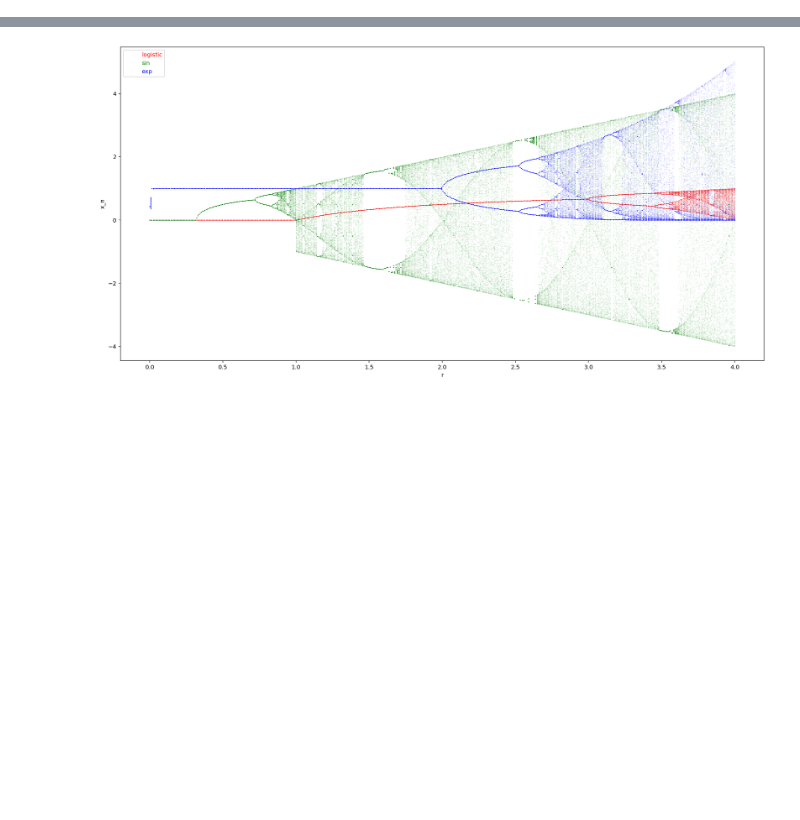
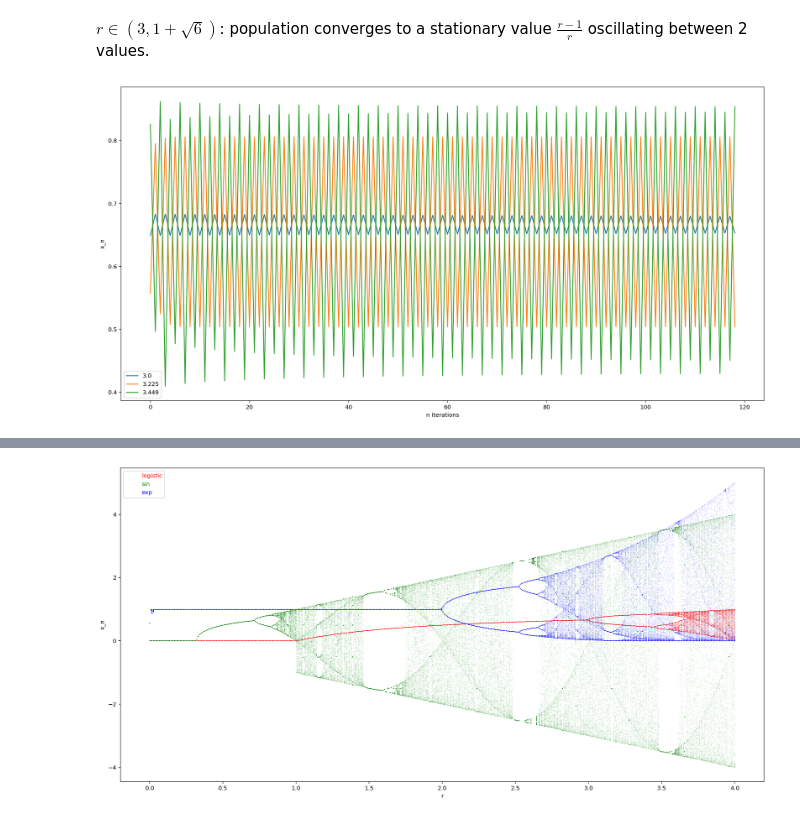
Before and after one commit to Fr0do/HPPL_2021, a Jupyter notebook: Task_1_bifurcation_diagram.ipynb, the cells around one changed output, grey strips where cells are left out. Cells and saved outputs as stored; diff of their text form; code cells hidden in the pictures; blank space fills up the shorter version.

```diff
--- a/Task_1_bifurcation_diagram.ipynb
+++ b/Task_1_bifurcation_diagram.ipynb
@@ -51,0 +63,11 @@ plt.legend?
+# %% [markdown]
+$r \in (3, 1+\sqrt 6)$: population converges to a stationary value $\frac{r-1}{r}$ oscillating between 2 values.
+# %%
+plt.figure(figsize=(20,10))
+rs = np.linspace(3, 1 + np.sqrt(6), 3)
+for r in rs:
+    plot_evolution(r, 0, 120)
+plt.legend(rs.round(3))
+plt.show()
+# %% [output]
+[figure, added]
```
Also changed, not shown: parts of 13 cells of this notebook.
